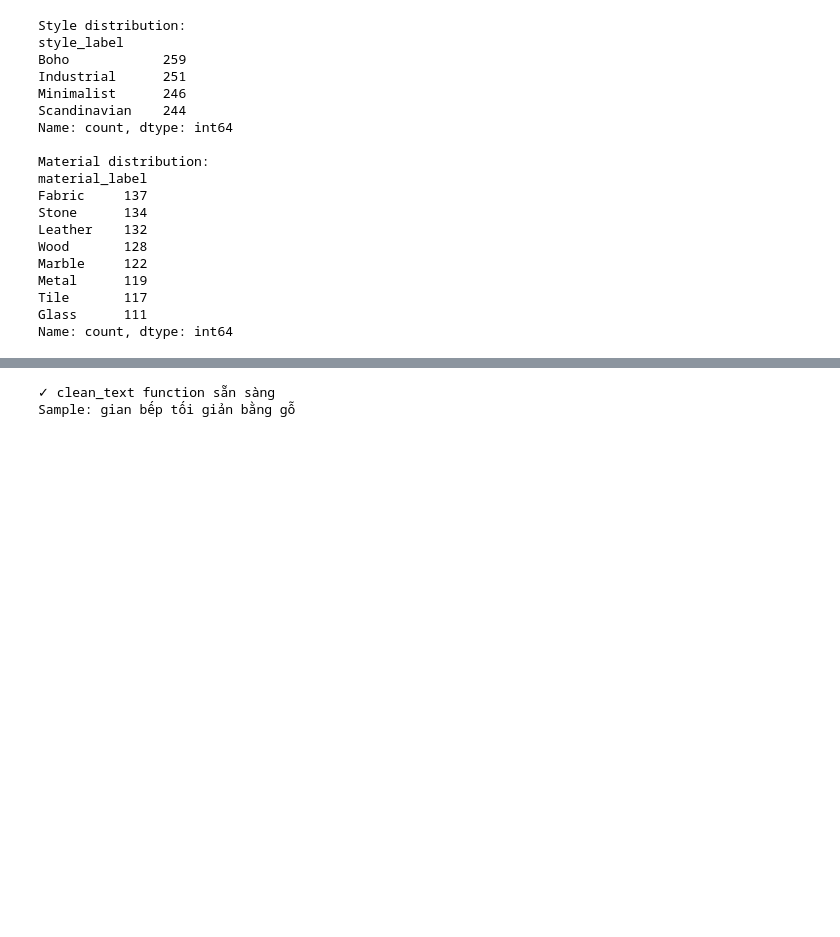
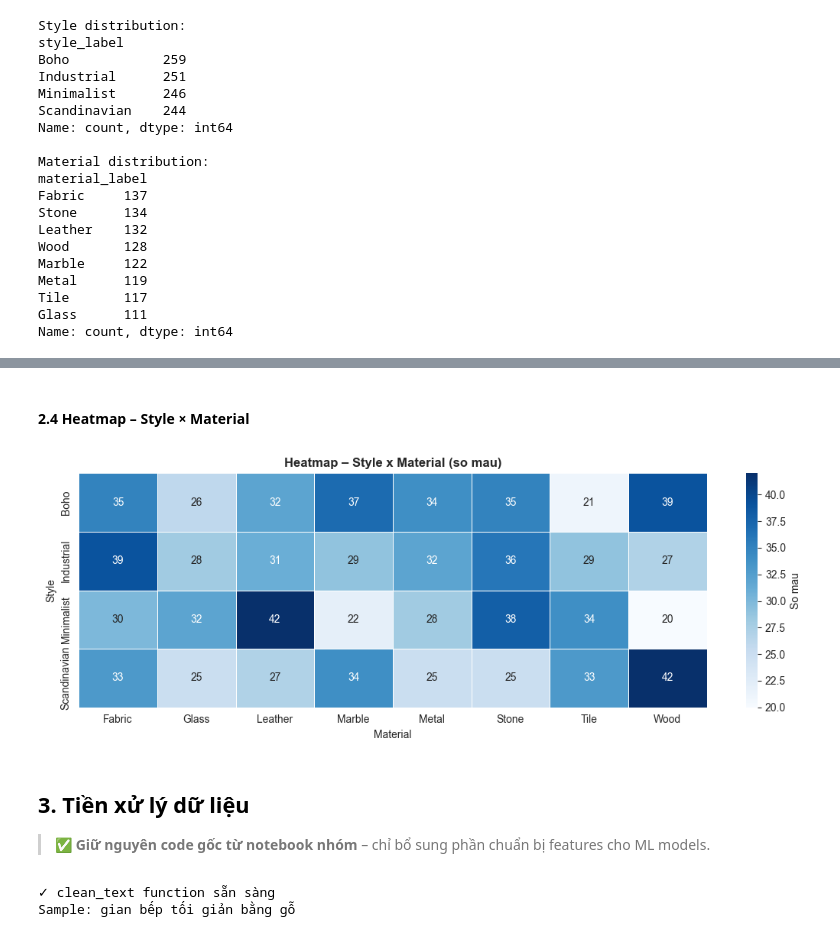
Before and after one commit to Nguyeenxdqng/Nhom13_MachineLearningforDesign, a Jupyter notebook: Nhom13_MachineLearningforDesign.ipynb, the cells around one changed output, grey strips where cells are left out. Cells and saved outputs as stored; diff of their text form; code cells hidden in the pictures; blank space fills up the shorter version.

```diff
--- a/Nhom13_MachineLearningforDesign.ipynb
+++ b/Nhom13_MachineLearningforDesign.ipynb
@@ -106,3 +152,21 @@ Name: count, dtype: int64
+# %% [markdown]
+#### 2.4 Heatmap – Style × Material
+# %%
+# 2.4 Heatmap – Style x Material
+import seaborn as sns
+cross = pd.crosstab(df["style_label"], df["material_label"])
+plt.figure(figsize=(11, 4))
+sns.heatmap(cross, annot=True, fmt="d", cmap="Blues", linewidths=0.5,
+            cbar_kws={"label": "So mau"})
+plt.title("Heatmap – Style x Material (so mau)", fontweight="bold")
+plt.ylabel("Style"); plt.xlabel("Material")
+plt.tight_layout(); plt.show()
+# %% [output]
+[figure, added]
+# %% [markdown]
+## 3. Tiền xử lý dữ liệu
+
+> ✅ **Giữ nguyên code gốc từ notebook nhóm** – chỉ bổ sung phần chuẩn bị features cho ML models.
 # %%
 # ── CODE GỐC NHÓM: clean_text ────────────────────────────────────────────────
 def clean_text(text):
```
Also changed, not shown: parts of 68 cells of this notebook.
